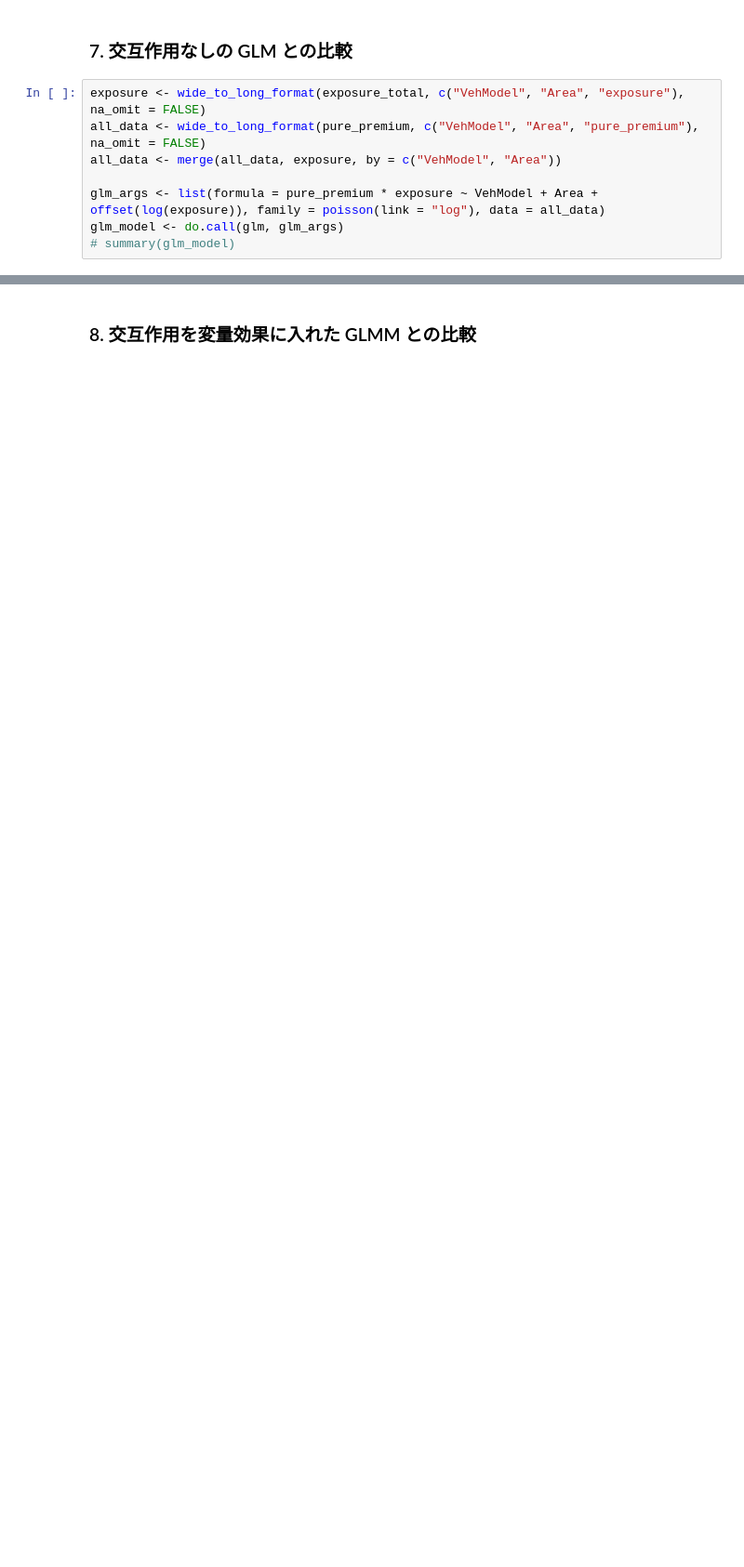
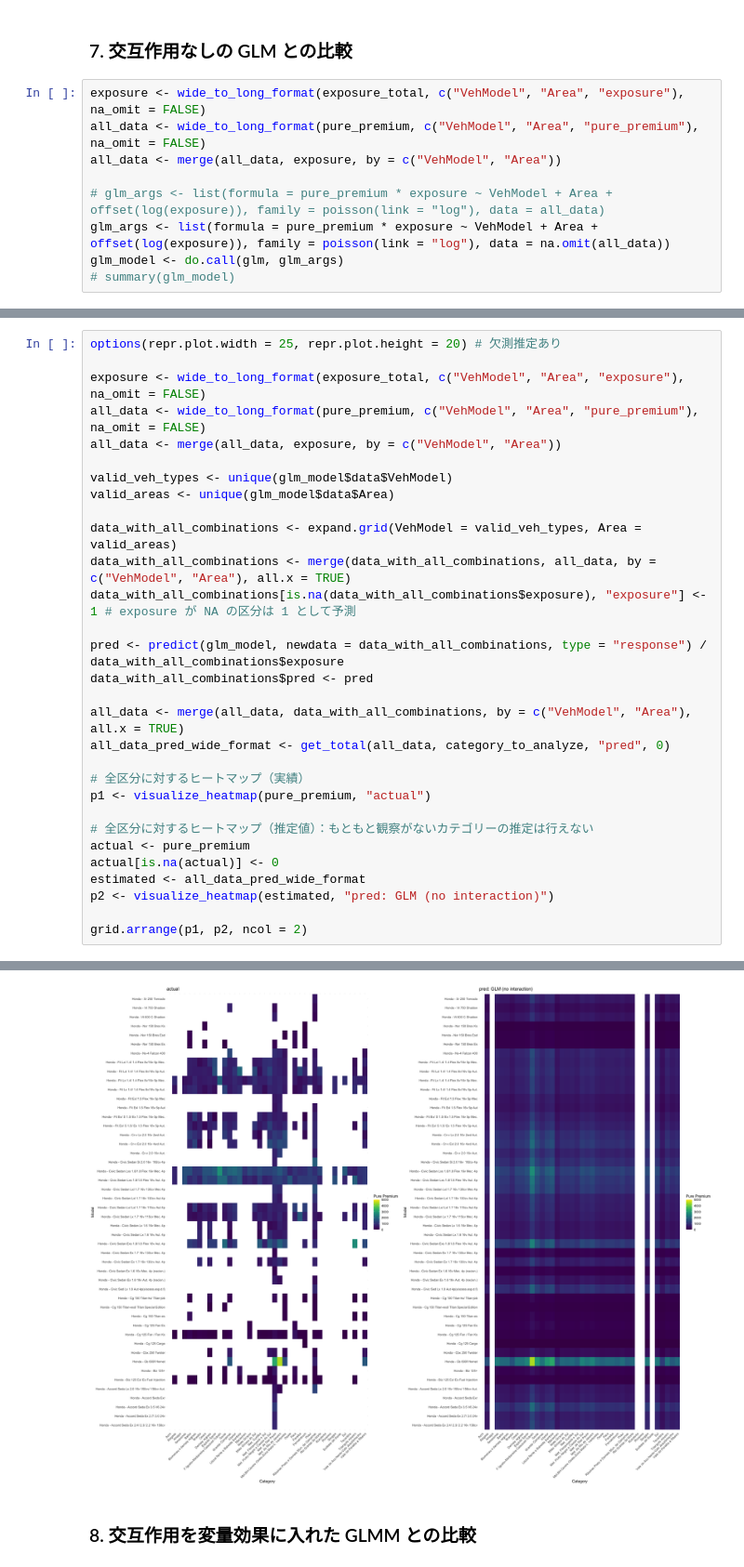
Before and after one commit to Nnaktym/act-cmfreq, a Jupyter notebook: src/brazil_data_analysis_R.ipynb, the cells around one changed output, grey strips where cells are left out. Shown at 93% size. Cells and saved outputs as stored; diff of their text form; blank space fills up the shorter version.

```diff
--- a/src/brazil_data_analysis_R.ipynb
+++ b/src/brazil_data_analysis_R.ipynb
@@ -208,7 +196,8 @@ exposure <- wide_to_long_format(exposure_total, c("VehModel", "Area", "exposure"
 all_data <- wide_to_long_format(pure_premium, c("VehModel", "Area", "pure_premium"), na_omit = FALSE)
 all_data <- merge(all_data, exposure, by = c("VehModel", "Area"))
 
-glm_args <- list(formula = pure_premium * exposure ~ VehModel + Area + offset(log(exposure)), family = poisson(link = "log"), data = all_data)
+# glm_args <- list(formula = pure_premium * exposure ~ VehModel + Area + offset(log(exposure)), family = poisson(link = "log"), data = all_data)
+glm_args <- list(formula = pure_premium * exposure ~ VehModel + Area + offset(log(exposure)), family = poisson(link = "log"), data = na.omit(all_data))
 glm_model <- do.call(glm, glm_args)
 # summary(glm_model)
 # %%
@@ -243,3 +233,34 @@ grid.arrange(p1, p2, ncol = 2)
 aggregate_col: pred   group_cols: VehModelArea
 [1] 48 40
 [figure]
+# %%
+options(repr.plot.width = 25, repr.plot.height = 20) # 欠測推定あり
+
+exposure <- wide_to_long_format(exposure_total, c("VehModel", "Area", "exposure"), na_omit = FALSE)
+all_data <- wide_to_long_format(pure_premium, c("VehModel", "Area", "pure_premium"), na_omit = FALSE)
+all_data <- merge(all_data, exposure, by = c("VehModel", "Area"))
+
+valid_veh_types <- unique(glm_model$data$VehModel)
+valid_areas <- unique(glm_model$data$Area)
+
+data_with_all_combinations <- expand.grid(VehModel = valid_veh_types, Area = valid_areas)
+data_with_all_combinations <- merge(data_with_all_combinations, all_data, by = c("VehModel", "Area"), all.x = TRUE)
+data_with_all_combinations[is.na(data_with_all_combinations$exposure), "exposure"] <- 1 # exposure が NA の区分は 1 として予測
+
+pred <- predict(glm_model, newdata = data_with_all_combinations, type = "response") / data_with_all_combinations$exposure
+data_with_all_combinations$pred <- pred
+
+all_data <- merge(all_data, data_with_all_combinations, by = c("VehModel", "Area"), all.x = TRUE)
+all_data_pred_wide_format <- get_total(all_data, category_to_analyze, "pred", 0)
+
+# 全区分に対するヒートマップ（実績）
+p1 <- visualize_heatmap(pure_premium, "actual")
+
+# 全区分に対するヒートマップ（推定値）：もともと観察がないカテゴリーの推定は行えない
+actual <- pure_premium
+actual[is.na(actual)] <- 0
+estimated <- all_data_pred_wide_format
+p2 <- visualize_heatmap(estimated, "pred: GLM (no interaction)")
+
+grid.arrange(p1, p2, ncol = 2)
+# %% [output]
@@ -246,3 +269,4 @@ aggregate_col: pred   group_cols: VehModelArea
+[figure, added]
 # %% [markdown]
 ### 8. 交互作用を変量効果に入れた GLMM との比較
 # %%
```
Also changed, not shown: parts of 8 cells of this notebook.
